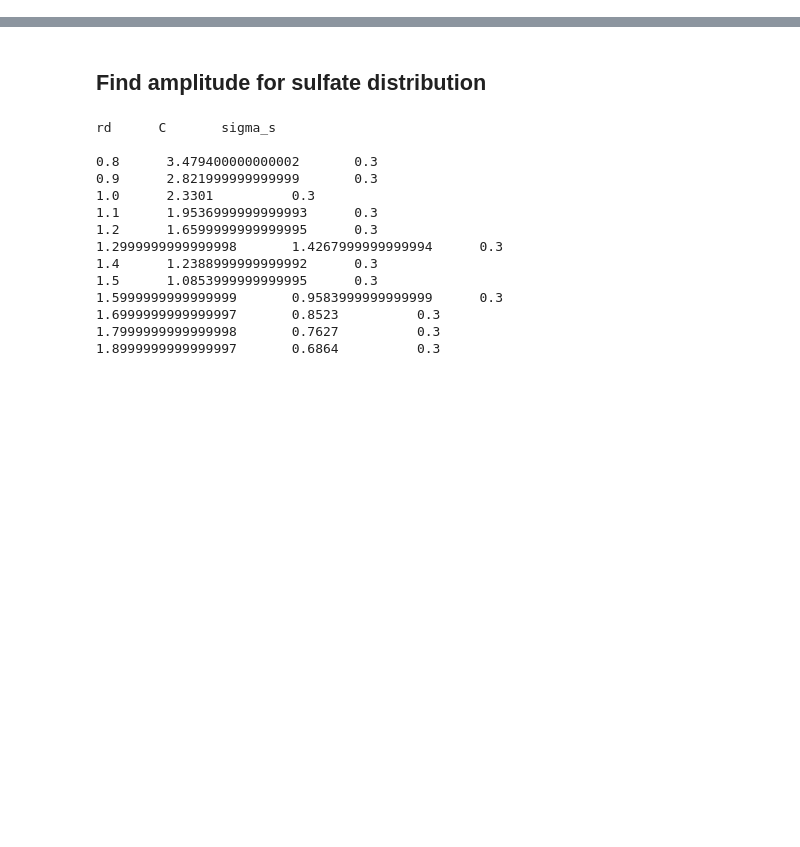
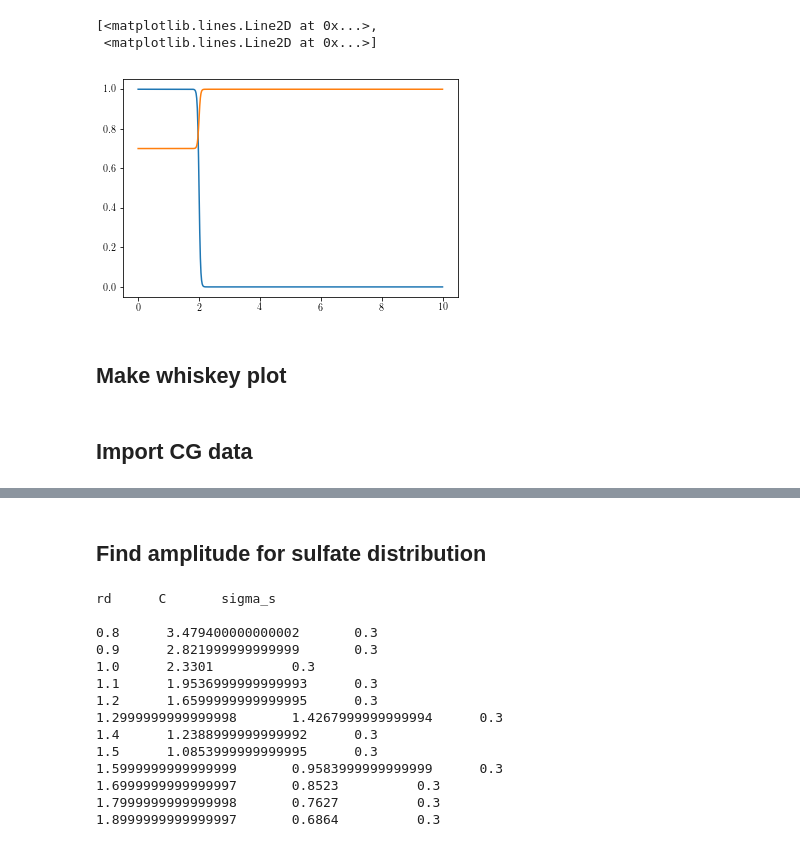
Before and after one commit to rohitnikam1/jupyter_notebooks, a Jupyter notebook: pb-penetrable-sphere.ipynb, the cells around one changed output, grey strips where cells are left out. Cells and saved outputs as stored; diff of their text form; code cells hidden in the pictures; blank space fills up the shorter version.

```diff
--- a/pb-penetrable-sphere.ipynb
+++ b/pb-penetrable-sphere.ipynb
@@ -3,8 +3,18 @@
 
 import scipy.integrate as integrate
 import numpy as np
+import pandas as pd
 import matplotlib.pyplot as plt
 from scipy import interpolate
+import functions_binding_model as bfunc
+
+from matplotlib import rc
+
+rc('font',**{'family':'sans-serif','sans-serif':['Helvetica']})
+rc('text', usetex = True)
+plt.rc('text', usetex = True)
+plt.rc('font', family = 'serif')
+from matplotlib.ticker import (MultipleLocator, AutoMinorLocator, FormatStrFormatter)
 # %%
 # number density array [rho_Ca, rho_Na, rho_Cl] for different Ca concentrations
 
@@ -455,0 +106,15 @@ with open("/home/rohit/magnesium/pb-plots/pb-penetrable-eccr-15mM-cl-den.rd-1.0.
+# %%
+lb           = 0.78 # SPC/E water at 300K (nm)
+four_pi_lb   = 4*np.pi*lb
+z_d          = -34
+reff         = 2.1
+#den_s        = 3*z_d/(4*np.pi*reff**3)
+std_volume   = 0.6022140857
+vol_init        = 1.43
+vol_injection   = 8.00e-3
+
+N             = 500
+rmax          = 10
+r0            = 1e-4
+r             = np.linspace(r0, rmax, N)
+initial_y     = np.zeros((2, N), dtype = np.float64)
@@ -455,0 +199,8 @@ with open("/home/rohit/magnesium/pb-plots/pb-penetrable-eccr-15mM-cl-den.rd-1.0.
+# %%
+plt.plot(r, hard_sphere_dist(r),r,  free_vol_frac(r, 0.3))
+# %% [output]
+[<matplotlib.lines.Line2D at 0x...>,
+ <matplotlib.lines.Line2D at 0x...>]
+[figure, added]
+# %% [markdown]
+## Make whiskey plot
@@ -455,0 +254,2 @@ with open("/home/rohit/magnesium/pb-plots/pb-penetrable-eccr-15mM-cl-den.rd-1.0.
+# %% [markdown]
+## Import  CG data
```
Also changed, not shown: parts of 26 cells of this notebook, 10 other files.
